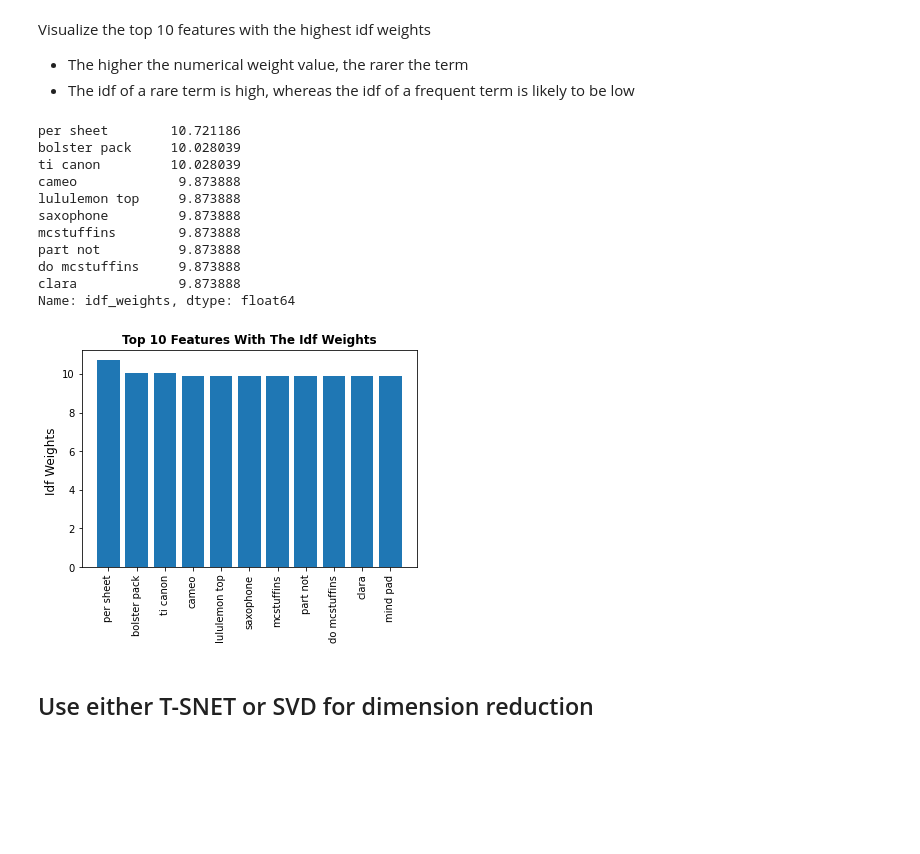
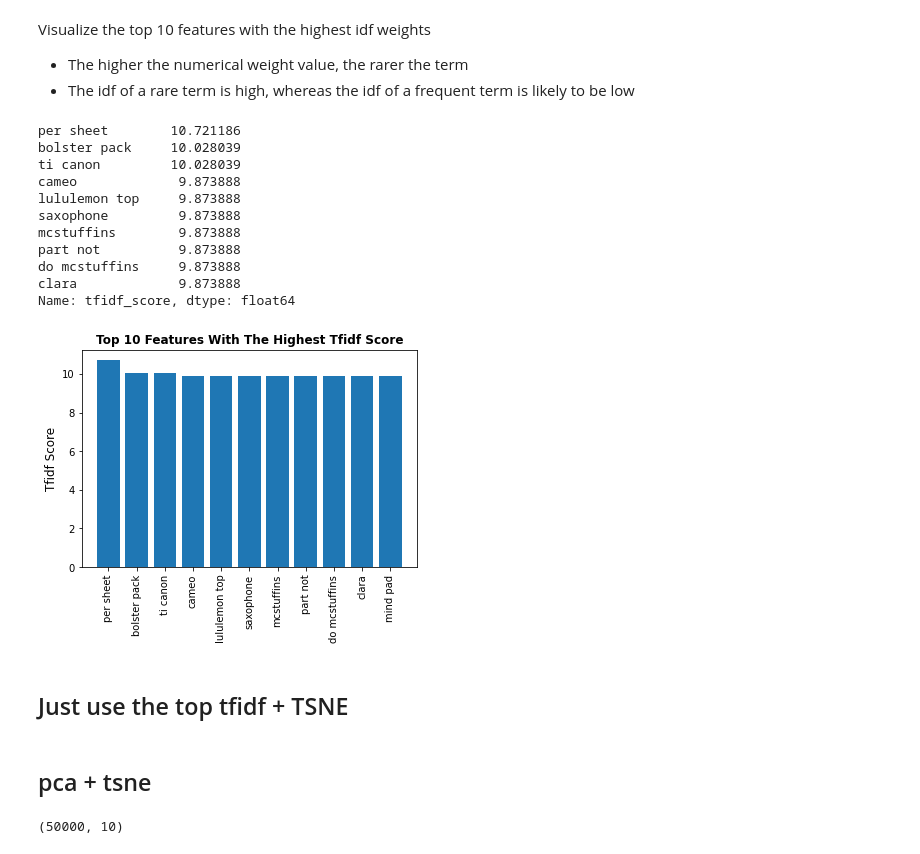
Before and after one commit to DSEI21000-S21/project-product-price-prediction, a Jupyter notebook: experiment/feature_extraction/FeatureExtraction_ItemDescription_Zhiying_M2E1.ipynb, the cells around one changed output. Saved outputs shown, nothing was run; the diff lists cells and outputs as text; code cells hidden in the pictures; blank space fills up the shorter version.

Commit message:
pca and tsne

```diff
--- a/experiment/feature_extraction/FeatureExtraction_ItemDescription_Zhiying_M2E1.ipynb
+++ b/experiment/feature_extraction/FeatureExtraction_ItemDescription_Zhiying_M2E1.ipynb
@@ -75,9 +79,9 @@ ndf.head()
 # create a dictionary for each feature and its tfidf values
 dictionary = dict(zip(feature_names, vectorizer.idf_))
 # %%
-feature_dict = pd.DataFrame.from_dict(dictionary,orient='index', columns= ['idf_weights'])
+feature_dict = pd.DataFrame.from_dict(dictionary,orient='index', columns= ['tfidf_score'])
 # %%
-feature_dict.sort_values(by = 'idf_weights',ascending = False, inplace = True)
+feature_dict.sort_values(by = 'tfidf_score',ascending = False, inplace = True)
 # %%
 len(dictionary.keys())
 # %% [output]
@@ -87,7 +91,7 @@ Visualize the top 10 features with the highest idf weights
 - The higher the numerical weight value, the rarer the term
 - The idf of a rare term is high, whereas the idf of a frequent term is likely to be low
 # %%
-feature_dict['idf_weights'][:10]
+feature_dict['tfidf_score'][:10]
 # %% [output]
 per sheet        10.721186
 bolster pack     10.028039
@@ -99,18 +103,20 @@ mcstuffins        9.873888
 part not          9.873888
 do mcstuffins     9.873888
 clara             9.873888
-Name: idf_weights, dtype: float64
+Name: tfidf_score, dtype: float64
 # %%
-plt.bar(height = feature_dict['idf_weights'][:11].values, x = feature_dict.index[:11])
+plt.bar(height = feature_dict['tfidf_score'][:11].values, x = feature_dict.index[:11])
 
-plt.title("top 10 features with the idf weights".title(), fontweight= 'bold')
+plt.title("top 10 features with the highest tfidf score".title(), fontweight= 'bold')
 
 plt.xticks(rotation=90);
 
-plt.ylabel("idf weights ".title(), fontsize = 12);
+plt.ylabel("tfidf score".title(), fontsize = 12);
 
 plt.show()
 # %% [output]
-[figure, old version]
+[figure, new version]
-# %% [markdown]
-## Use either T-SNET or SVD for dimension reduction
+# %% [markdown]
+## Just use the top tfidf + TSNE
+# %% [markdown]
+## pca + tsne
@@ -116,0 +129,4 @@ plt.show()
+# %%
+pca_df.shape
+# %% [output]
+(50000, 10)
```
Also changed, not shown: parts of 8 cells of this notebook.
